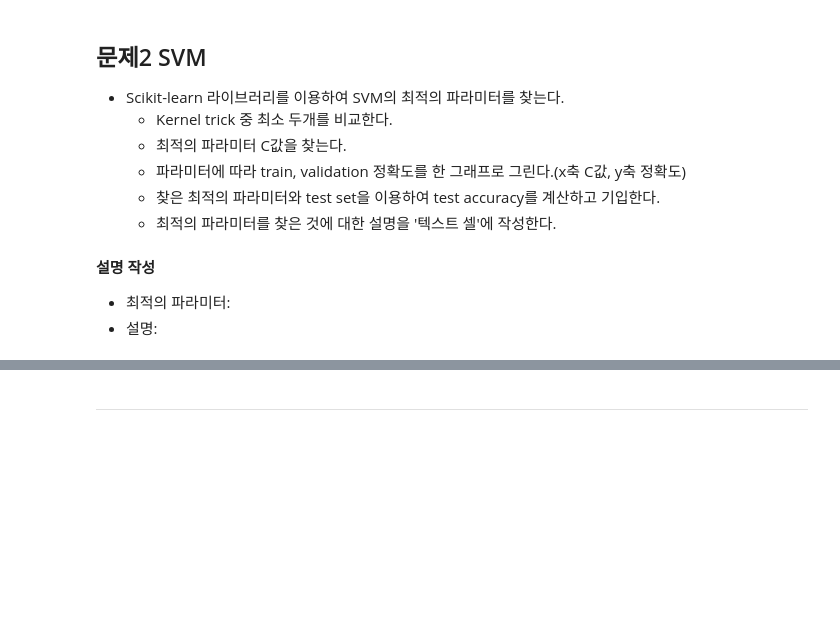
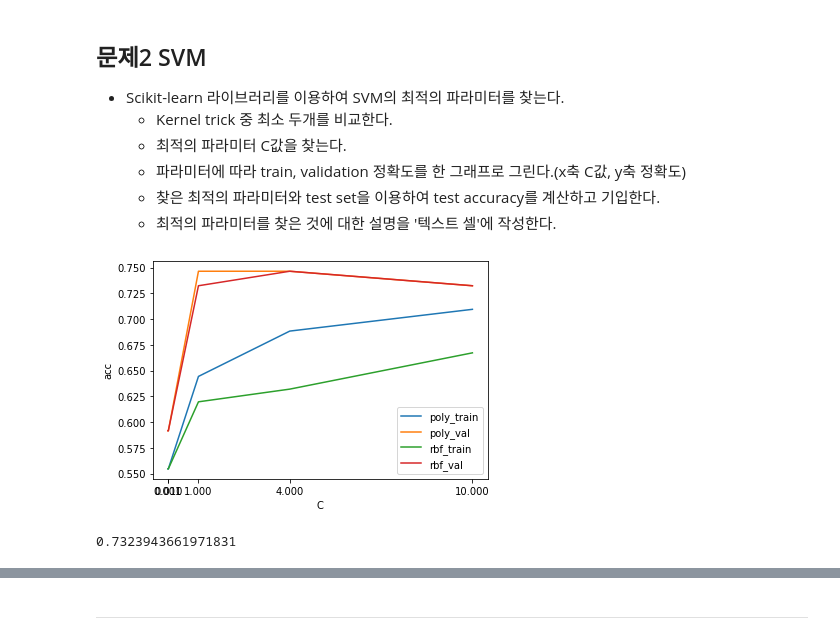
Before and after one commit to skck0226/2022S-ML, a Jupyter notebook: HW3_ipynb의_사본.ipynb, the cells around one changed output, grey strips where cells are left out. Drawn from its saved outputs; the diff is of its cells as text; code cells hidden in the pictures; blank space fills up the shorter version.

```diff
--- a/HW3_ipynb의_사본.ipynb
+++ b/HW3_ipynb의_사본.ipynb
@@ -102,4 +139,43 @@ y_test's shape :  (71,)
-# %% [markdown]
-**설명 작성**
-- 최적의 파라미터:
-- 설명:
+# %%
+### 문제 2 ###
+## 코드 작성 ##
+from sklearn import svm
+poly_train = []
+poly_val = []
+rbf_train = []
+rbf_val = []
+# C = [1,2,4,10]
+C = [0.001, 0.01, 1, 4,10]
+
+# polynomial kernel trick 케이스, C값 c list에서 하나씩 추출, 각 kernel과 c값으로 학습 후 정확도 계산
+for c in C:
+  _svm = svm.SVC(C=c, kernel="poly")
+  _svm.fit(X_train, y_train)
+  poly_train.append(_svm.score(X_train, y_train))
+  poly_val.append(_svm.score(X_val,y_val))
+
+# rbf kernel trick 케이스, C값 c list에서 하나씩 추출, 각 kernel과 c값으로 학습 후 정확도 계산
+for c in C:
+  _svm = svm.SVC(C=c, kernel="rbf")
+  _svm.fit(X_train, y_train)
+  rbf_train.append(_svm.score(X_train, y_train))
+  rbf_val.append(_svm.score(X_val, y_val))
+
+# plt 그래프 그리기
+plt.xlabel('C')
+plt.ylabel('acc')
+plt.xticks(C)
+plt.plot(C,poly_train,label='poly_train')
+plt.plot(C,poly_val,label='poly_val')
+plt.plot(C,rbf_train,label='rbf_train')
+plt.plot(C,rbf_val,label='rbf_val')
+plt.legend()
+plt.show()
+
+# 가장 최적의 하이퍼파라미터로 추정되는 c=4, polynomial 커널을 이용하여 학습 후 test set에 대한 정확도 계산
+_svm = svm.SVC(C=4, kernel="poly")
+_svm.fit(X_train, y_train)
+_svm.score(X_test, y_test)
+# %% [output]
+[figure, added]
+0.7323943661971831
```
Also changed, not shown: parts of 36 cells of this notebook.
